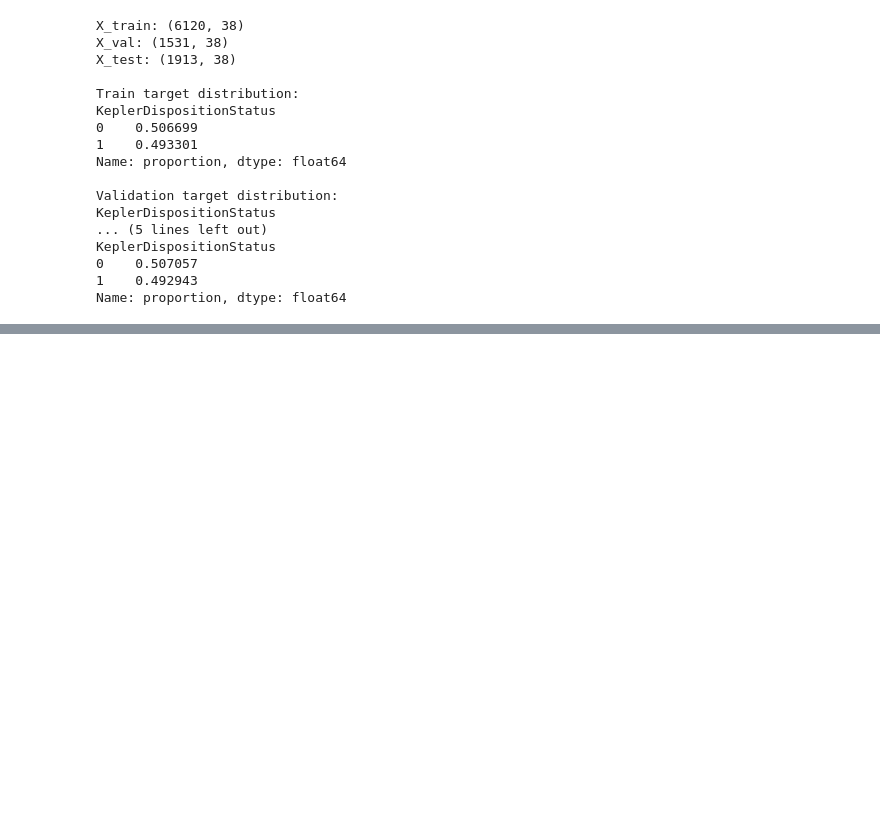
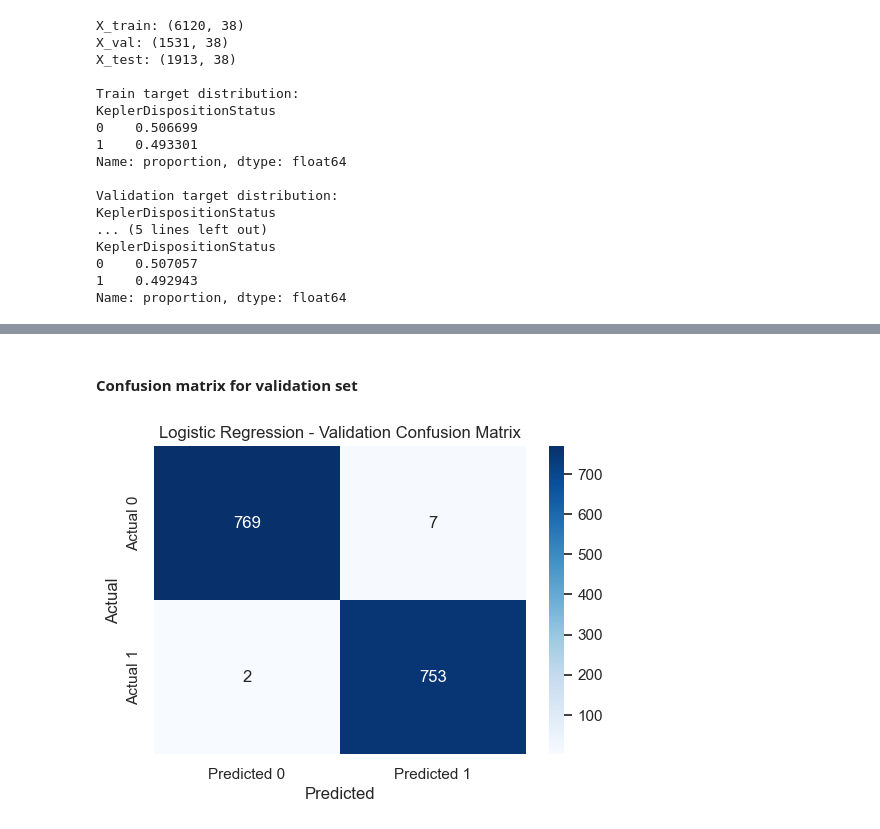
Before and after one commit to Waqarahmedkhan96/Machine-Learning-Lab, a Jupyter notebook: assignment_4_detecting exoplanets/detecting exoplanets.ipynb, the cells around one changed output, grey strips where cells are left out. Saved outputs shown, nothing was run; the diff lists cells and outputs as text; code cells hidden in the pictures; blank space fills up the shorter version.

Commit message:
training & testing is done

```diff
--- a/assignment_4_detecting exoplanets/detecting exoplanets.ipynb
+++ b/assignment_4_detecting exoplanets/detecting exoplanets.ipynb
@@ -451,0 +454,8 @@ Name: proportion, dtype: float64
+# %%
+scaler = StandardScaler()
+X_train_scaled = scaler.fit_transform(X_train)
+X_val_scaled = scaler.transform(X_val)
+X_test_scaled = scaler.transform(X_test)
+
+final_scaler = StandardScaler()
+X_train_val_scaled = final_scaler.fit_transform(X_train_val)
@@ -451,0 +495,3 @@ Name: proportion, dtype: float64
+# %%
+best_log_C = log_results_df.iloc[0]["C"] # best C based on validation F1 score
+print(f"Best C for Logistic Regression:" , best_log_C)
@@ -451,0 +500,18 @@ Name: proportion, dtype: float64
+# %%
+best_log_model = LogisticRegression(C=best_log_C, max_iter=5000, random_state=42)
+best_log_model.fit(X_train_scaled, y_train)
+
+y_train_pred_log = best_log_model.predict(X_train_scaled)
+y_val_pred_log = best_log_model.predict(X_val_scaled)
+
+print("Logistic Regression - Train metrics")
+print("Accuracy:", accuracy_score(y_train, y_train_pred_log))
+print("Precision:", precision_score(y_train, y_train_pred_log, zero_division=0))
+print("Recall:", recall_score(y_train, y_train_pred_log, zero_division=0))
+print("F1-score:", f1_score(y_train, y_train_pred_log, zero_division=0))
+
+print("\nLogistic Regression - Validation metrics")
+print("Accuracy:", accuracy_score(y_val, y_val_pred_log))
+print("Precision:", precision_score(y_val, y_val_pred_log, zero_division=0))
+print("Recall:", recall_score(y_val, y_val_pred_log, zero_division=0))
+print("F1-score:", f1_score(y_val, y_val_pred_log, zero_division=0))
@@ -451,0 +530,19 @@ Name: proportion, dtype: float64
+# %% [markdown]
+#### Confusion matrix for validation set
+# %%
+conf_matrix_log = confusion_matrix(y_val, y_val_pred_log)
+plt.figure(figsize=(6,4))
+sns.heatmap(
+    conf_matrix_log,
+    annot=True,
+    fmt="d",
+    cmap="Blues",
+    xticklabels=["Predicted 0", "Predicted 1"],
+    yticklabels=["Actual 0", "Actual 1"]
+)
+plt.title("Logistic Regression - Validation Confusion Matrix")
+plt.xlabel("Predicted")
+plt.ylabel("Actual")
+plt.show()
+# %% [output]
+[figure, added]
```
Also changed, not shown: parts of 17 cells of this notebook.
